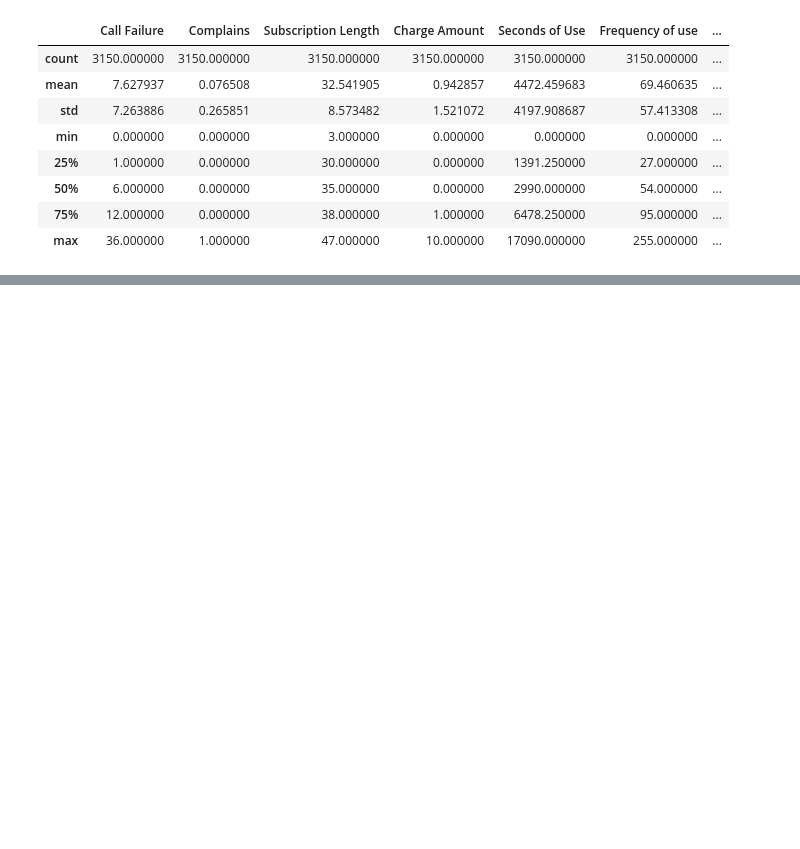
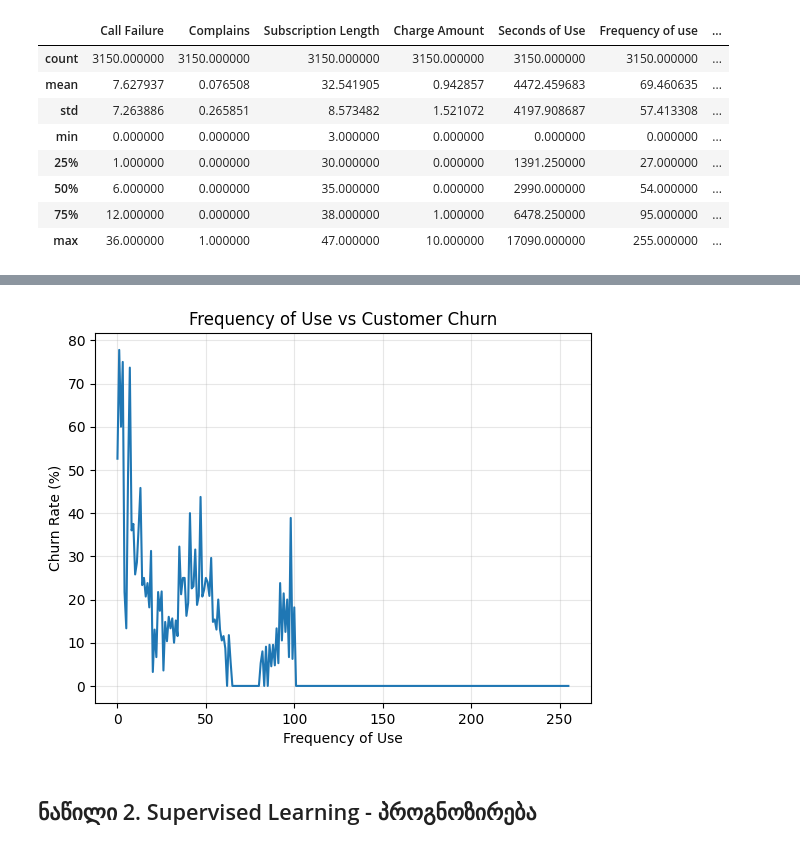
Before and after one commit to elisabed-sheshaberidze/AI-Task, a Jupyter notebook: task.ipynb, the cells around one changed output, grey strips where cells are left out. Cells and saved outputs as stored; diff of their text form; code cells hidden in the pictures; blank space fills up the shorter version.

```diff
--- a/task.ipynb
+++ b/task.ipynb
@@ -166,0 +197,13 @@ plt.show()
+# %%
+freq_churn = data.groupby("Frequency of use")["Churn"].mean() * 100
+
+plt.plot(freq_churn.index, freq_churn.values)
+plt.title("Frequency of Use vs Customer Churn")
+plt.xlabel("Frequency of Use")
+plt.ylabel("Churn Rate (%)")
+plt.grid(alpha=0.3)
+plt.show()
+# %% [output]
+[figure, added]
+# %% [markdown]
+## ნაწილი 2. Supervised Learning - პროგნოზირება
```
Also changed, not shown: parts of 63 cells of this notebook, 1 other file.
